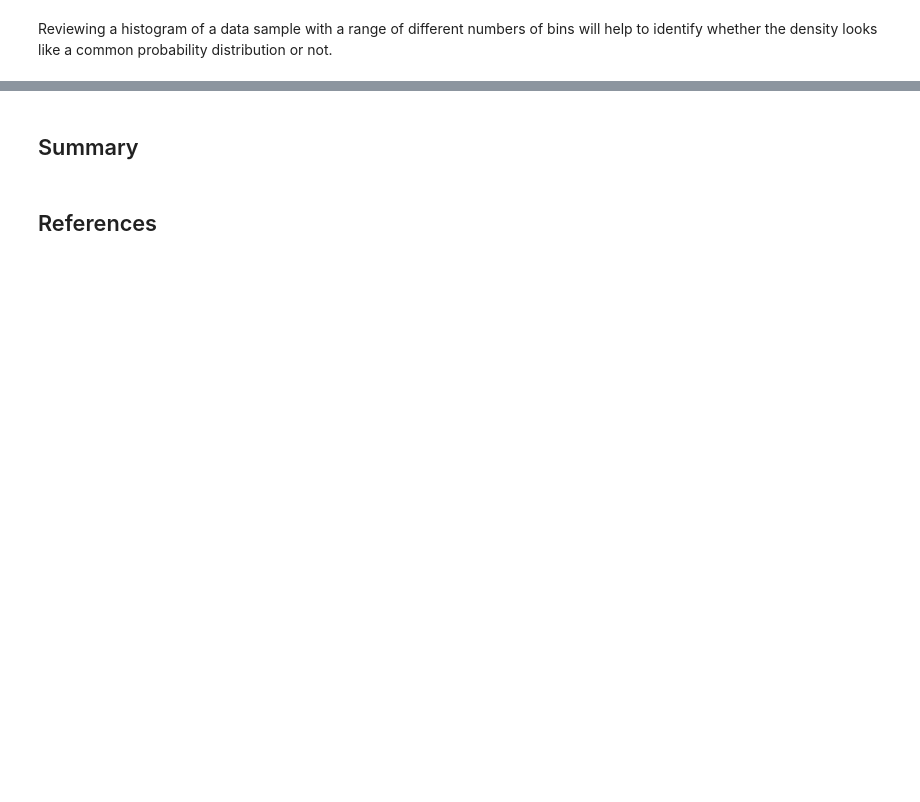
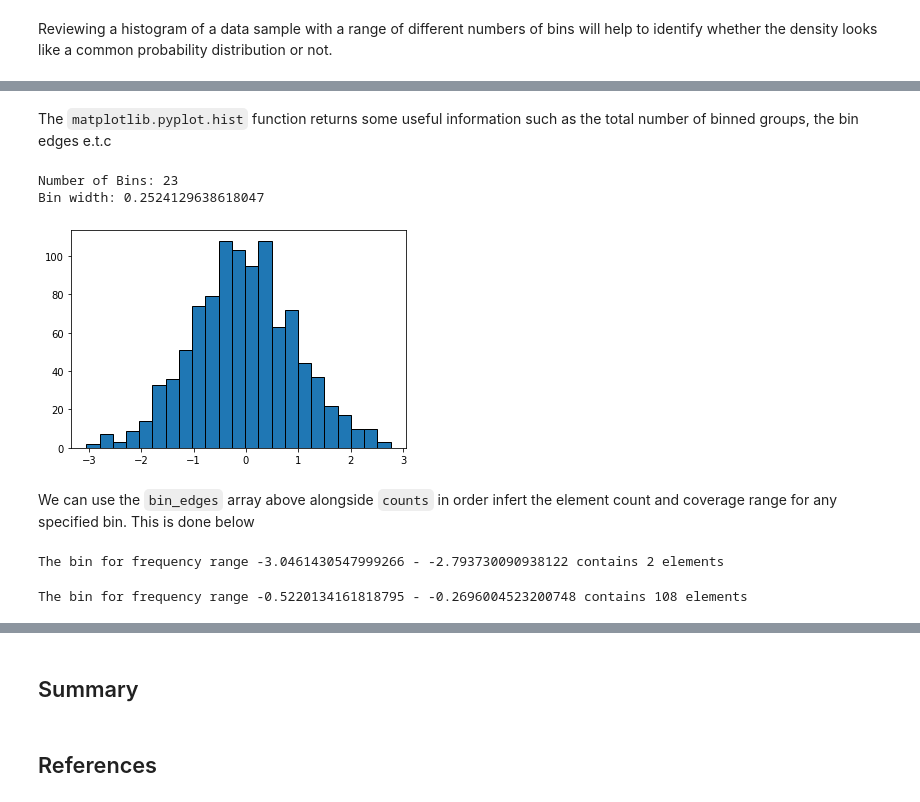
Before and after one commit to pockerman/probability_and_statistics_notes, a Jupyter notebook: probability_and_statistics/statistics/eda/histogram_plot.ipynb, the cells around one changed output, grey strips where cells are left out. Drawn from its saved outputs; the diff is of its cells as text; code cells hidden in the pictures; blank space fills up the shorter version.

````diff
--- a/probability_and_statistics/statistics/eda/histogram_plot.ipynb
+++ b/probability_and_statistics/statistics/eda/histogram_plot.ipynb
@@ -34,0 +63,15 @@ where $N$ is the number of data points available.
+# %% [markdown]
+The ```matplotlib.pyplot.hist``` function returns some useful
+information such as the total number of binned groups, the bin edges e.t.c
+# %%
+counts, bin_edges, _ = plt.hist(sample, bins='auto', edgecolor='black')
+print(f"Number of Bins: {counts.size}")
+
+bin_width = bin_edges[1] - bin_edges[0]
+print(f"Bin width: {bin_width}")
+# %% [output]
+Number of Bins: 23
+Bin width: 0.2524129638618047
+[figure, added]
+# %% [markdown]
+We can use the ```bin_edges``` array above alongside ```counts``` in order infert the element count and coverage range for any specified bin. This is done below
@@ -34,0 +84,16 @@ where $N$ is the number of data points available.
+# %%
+count, range_start, range_end = get_bin_coverage(0,
+                                                 counts, bin_edges)
+range_string = f"{range_start} - {range_end}"
+print((f"The bin for frequency range {range_string} contains "
+           f"{count} element{'' if count == 1 else 's'}"))
+# %% [output]
+The bin for frequency range -3.0461430547999266 - -2.793730090938122 contains 2 elements
+# %%
+count, range_start, range_end = get_bin_coverage(counts.argmax(),
+                                                 counts, bin_edges)
+range_string = f"{range_start} - {range_end}"
+print((f"The bin for frequency range {range_string} contains "
+           f"{count} element{'' if count == 1 else 's'}"))
+# %% [output]
+The bin for frequency range -0.5220134161818795 - -0.2696004523200748 contains 108 elements
````
Also changed, not shown: parts of 25 cells of this notebook.
